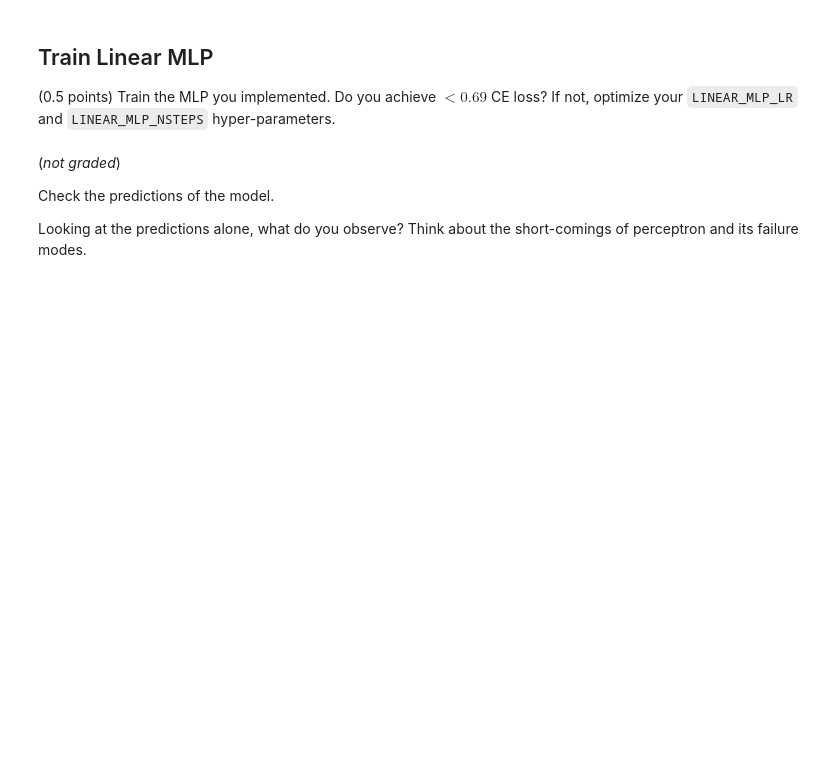
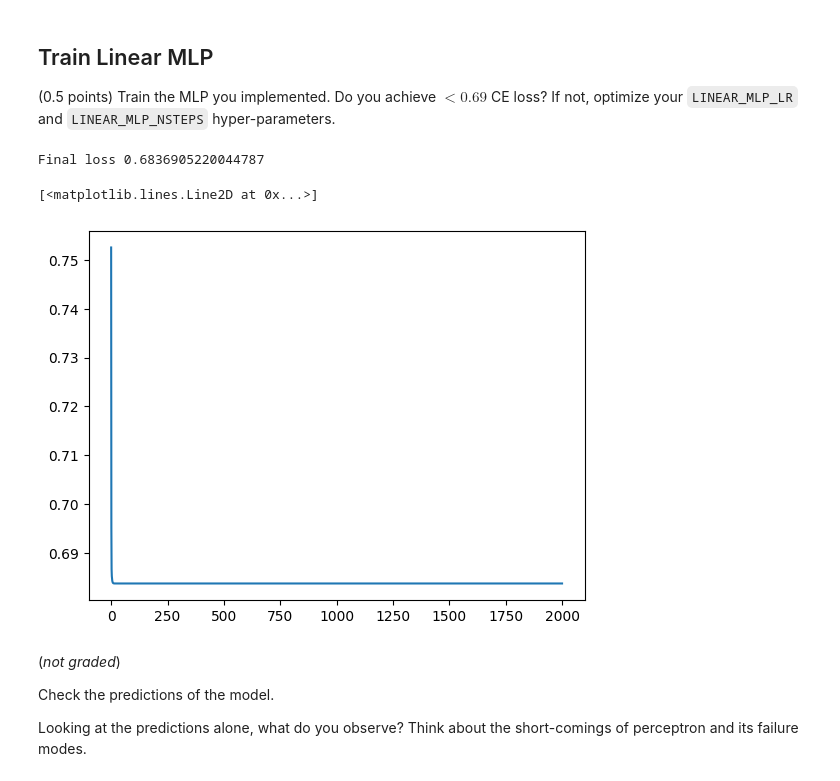
Before and after one commit to Henry-wxq/CS_Notes, a Jupyter notebook: Python/07_CSC413_Neural_Networking/Fall25_HW2_MLP.ipynb, the cells around one changed output. Saved outputs shown, nothing was run; the diff lists cells and outputs as text; code cells hidden in the pictures; blank space fills up the shorter version.

```diff
--- a/Python/07_CSC413_Neural_Networking/Fall25_HW2_MLP.ipynb
+++ b/Python/07_CSC413_Neural_Networking/Fall25_HW2_MLP.ipynb
@@ -213,6 +213,7 @@ class Layer:
         ## TODO: Compute the forward pass of the MLP
         ## Your Code
         # Compute ( W X + b), 0.2 points
+        res = self.weights @ X + self.biases
 
         ###########################################
         return res
@@ -224,9 +225,10 @@ class LinearMLP:
         ##########################################
         ## TODO: Create the layers of MLP
         ## Your Code, 0.2 points
+        for in_dim, out_dim in zip(layer_widths[:-1], layer_widths[1:]):
+            self.layers.append(Layer(in_dim, out_dim))
 
-
-        ###########################################
+    ###########################################
         assert len(self.layers) == len(layer_widths) - 1, "The total number of layers should be len(layer_widths)-1"
 
     def __call__(self, inputs: np.typing.ArrayLike):
@@ -234,7 +236,8 @@ class LinearMLP:
         ##########################################
         ## TODO: Implement forward pass of the MLP
         ## Your code, 0.2 points
-
+        for layer in self.layers:
+            a = layer(a)
 
         ##########################################
         return a
@@ -265,7 +268,10 @@ def compute_forward_passes(network: LinearMLP, inputs: np.typing.ArrayLike) -> L
     ## TODO: Forward pass - compute each layer's output and store it for later use
     ## Hint: This is very similar to your LinearMLP implementation
     ## Your Code, 0.1 points
-
+    a = inputs
+    for layer in network.layers:
+        a = layer(a)
+        layer_outputs.append(a)
 
     ##########################################
     assert len(layer_outputs) == len(network.layers) + 1, (
@@ -280,8 +286,9 @@ def compute_partial_derivatives(network: LinearMLP, cost_partials: List[np.typin
     ## Hint: Cost partials: d L / d z_l
     ## Hint: Make sure to iterate network layers in the reversed order, i.e. starting from the last layer
     ## Your Code, 0.5 points
-
-
+    for layer in reversed(network.layers):
+        prev_partial = layer.weights.T @ cost_partials[-1]
+        cost_partials.append(prev_partial)
 
     ##########################################
     cost_partials.reverse()
@@ -299,7 +306,13 @@ def compute_parameter_updates(
     ## Total: 0.8 points
     ## TODO: Compute weight gradient
     ## Your Code
-
+    for i in range(len(layer_outputs) - 1):
+        dz = cost_partials[i + 1]                 # (out_i, N)
+        a_prev = layer_outputs[i]                 # (in_i, N)
+        dW = dz @ a_prev.T                        # (out_i, in_i)
+        db = np.sum(dz, axis=1, keepdims=True)    # (out_i, 1)
+        weight_gradients.append(dW)
+        bias_gradients.append(db)
 
     ##########################################
     ## TODO: Compute bias gradient
@@ -326,7 +339,9 @@ def update_parameters(
     ## TODO: Perform gradient descent by applying updates to the parameters
     ## Hint: w <- w - lr * grad
     ## Your Code, 0.5 points
-
+    for layer, dW, db in zip(network.layers, weight_gradients, bias_gradients):
+        layer.weights -= learning_rate * dW
+        layer.biases  -= learning_rate * db
 
 
     ##########################################
@@ -350,35 +365,39 @@ def step_network(network, inputs, targets, learning_rate) -> float:
     cost_partials = [1.0 / n * (probs - targets)]
     compute_partial_derivatives(network, cost_partials)
     # compute updates
     weight_gradients, bias_gradients = compute_parameter_updates(cost_partials, layer_outputs)
     # perform updates
     update_parameters(network, weight_gradients, bias_gradients, learning_rate)
     return loss
 
 
 def train_linear_mlp(mlp, learning_rate: float, n_iterations: int, inputs:np.typing.ArrayLike, targets:np.typing.ArrayLike) -> List[float]:
     losses = []
     for _ in range(n_iterations):
         loss = step_network(mlp, inputs, targets, learning_rate)
         losses.append(loss)
     return losses
 
 
 inputs = flower_X.T
 targets = flower_y
 from sklearn.preprocessing import OneHotEncoder
 
 targets = OneHotEncoder().fit_transform(targets).toarray().T
 np.random.seed(SEED)
 linear_mlp = LinearMLP([2, 8, NUM_CLASSES])
 ##########################################
 ## TODO: find correct hyper-parameters
-LINEAR_MLP_LR = 1
-LINEAR_MLP_NSTEPS = 100
+LINEAR_MLP_LR = 0.1
+LINEAR_MLP_NSTEPS = 2000
 ##########################################
 losses = train_linear_mlp(linear_mlp, LINEAR_MLP_LR, LINEAR_MLP_NSTEPS, inputs, targets)
 print(f"Final loss {losses[-1]}")
 plt.plot(losses)
+# %% [output]
+Final loss 0.6836905220044787
+[<matplotlib.lines.Line2D at 0x...>]
+[figure, added]
 # %% [markdown]
 (*not graded*)
 
```
Also changed, not shown: parts of 7 cells of this notebook, 1 other file.
